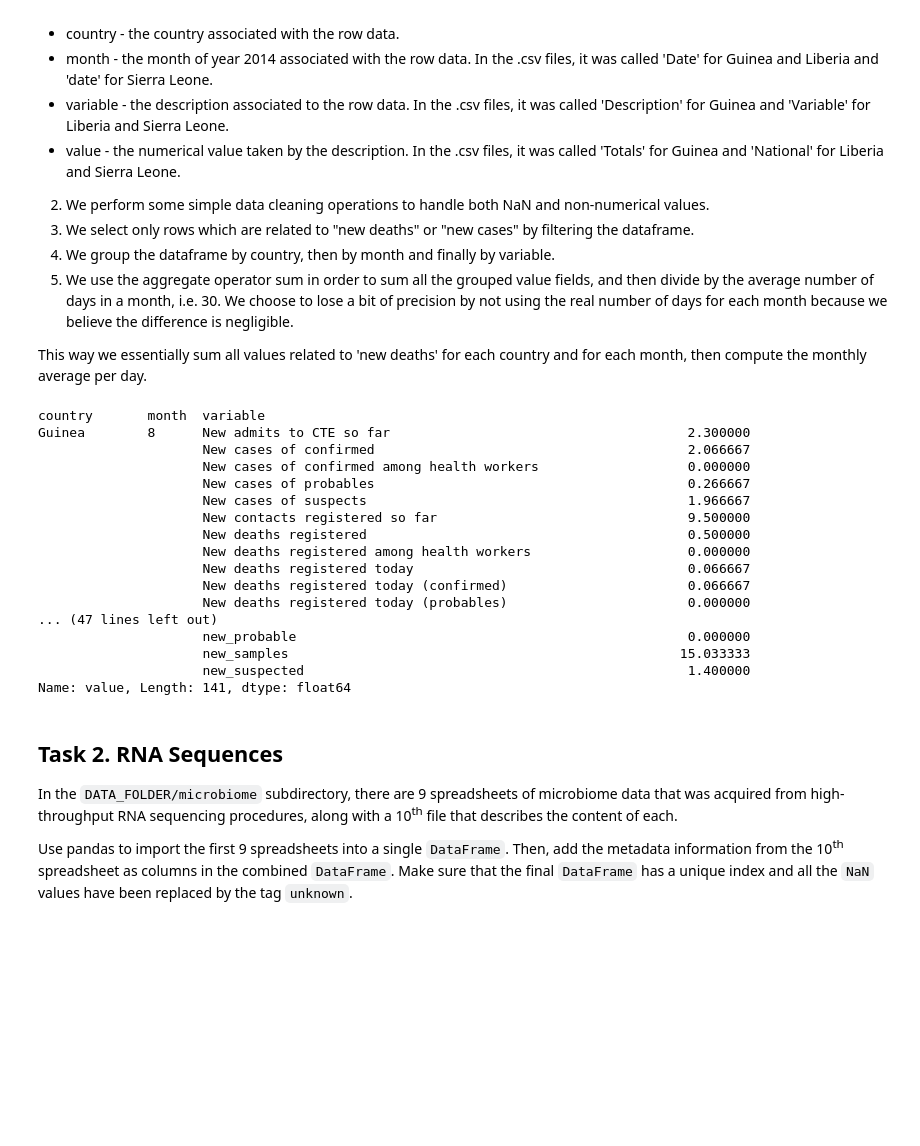
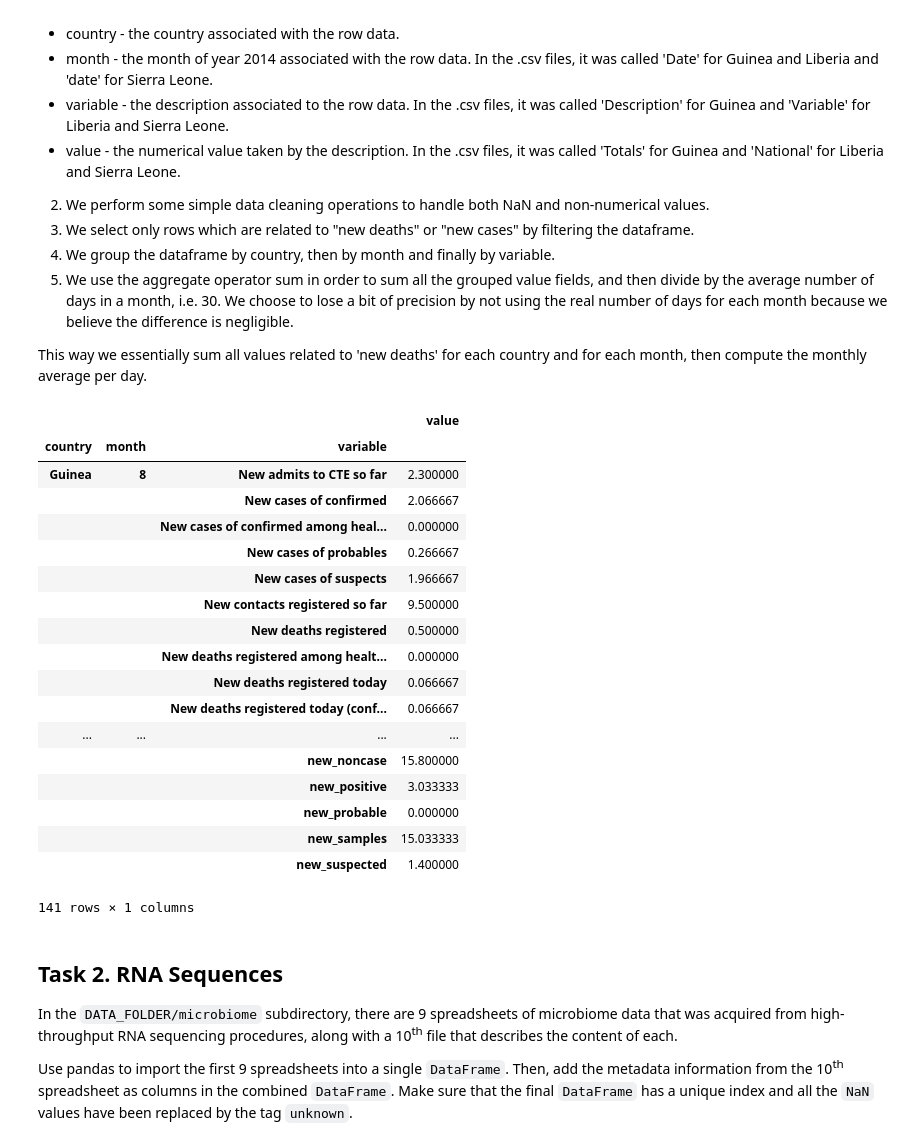
Before and after one commit to raphaelBarman/ADA-dh, a Jupyter notebook: 01 - Pandas and Data Wrangling/Homework 1.ipynb, the cells around one changed output. Cells and saved outputs as stored; diff of their text form; code cells hidden in the pictures; blank space fills up the shorter version.

```diff
--- a/01 - Pandas and Data Wrangling/Homework 1.ipynb
+++ b/01 - Pandas and Data Wrangling/Homework 1.ipynb
@@ -82,51 +82,53 @@ for country, datainfo in datainfos.items():
 dataframe = pd.concat(frames)
 
 #data cleaning: substituting Nan with 0
 dataframe = dataframe.fillna(0)
 
 #data cleaning: substituting non-numerical expressions with 0
 dataframe = dataframe.replace(to_replace='.*%$', value='0', regex=True)
 dataframe = dataframe.replace(to_replace='.*\..*$', value='0', regex=True)
 dataframe = dataframe.replace(to_replace='.*\,.*', value='0', regex=True)
 
 # modifying data type for the numerical value (String -> Int)
 dataframe.value = dataframe.value.astype(int)
 
 # selecting only interesting rows, i.e. rows related to "new cases" and "new deaths"
 # TODO check correct filters
 dataframe = dataframe[(dataframe['variable'].str.contains("New cases") |
                       dataframe['variable'].str.contains("new") |
                       dataframe['variable'].str.contains("New") |
                       dataframe['variable'].str.contains("death")) &
                       ~dataframe.variable.str.contains('Total') &
                       ~dataframe.variable.str.contains('_cum_') &
                       ~dataframe.variable.str.contains('death_') &
                       ~dataframe.variable.str.contains('Cumulative')]
 
 #grouping the data by country, month and variable
 guinea_grouped = dataframe.groupby([dataframe.country, dataframe.month.dt.month, dataframe.variable])
 
 #mean computation: I sum up all value and then divide by the number of days in a month, i.e. 30.
-mean = guinea_grouped['value'].sum()/30
+mean = guinea_grouped[['value']].sum()/30
 mean
 # %% [output]
+|  |  |  | value |
+| country | month | variable |  |
+| Guinea | 8 | New admits to CTE so far | 2.300000 |
+|  |  | New cases of confirmed | 2.066667 |
+|  |  | New cases of confirmed among heal... | 0.000000 |
+|  |  | New cases of probables | 0.266667 |
+|  |  | New cases of suspects | 1.966667 |
+|  |  | New contacts registered so far | 9.500000 |
+|  |  | New deaths registered | 0.500000 |
+|  |  | New deaths registered among healt... | 0.000000 |
+|  |  | New deaths registered today | 0.066667 |
+|  |  | New deaths registered today (conf... | 0.066667 |
+| ... | ... | ... | ... |
+|  |  | new_noncase | 15.800000 |
+|  |  | new_positive | 3.033333 |
+|  |  | new_probable | 0.000000 |
+|  |  | new_samples | 15.033333 |
+|  |  | new_suspected | 1.400000 |
-country       month  variable
-Guinea        8      New admits to CTE so far                                      2.300000
-                     New cases of confirmed                                        2.066667
-                     New cases of confirmed among health workers                   0.000000
-                     New cases of probables                                        0.266667
-                     New cases of suspects                                         1.966667
-                     New contacts registered so far                                9.500000
-                     New deaths registered                                         0.500000
-                     New deaths registered among health workers                    0.000000
-                     New deaths registered today                                   0.066667
-                     New deaths registered today (confirmed)                       0.066667
-                     New deaths registered today (probables)                       0.000000
-... (47 lines left out)
-                     new_probable                                                  0.000000
-                     new_samples                                                  15.033333
-                     new_suspected                                                 1.400000
-Name: value, Length: 141, dtype: float64
+141 rows × 1 columns
 # %% [markdown]
 ## Task 2. RNA Sequences
 
```
Also changed, not shown: parts of 13 cells of this notebook.
